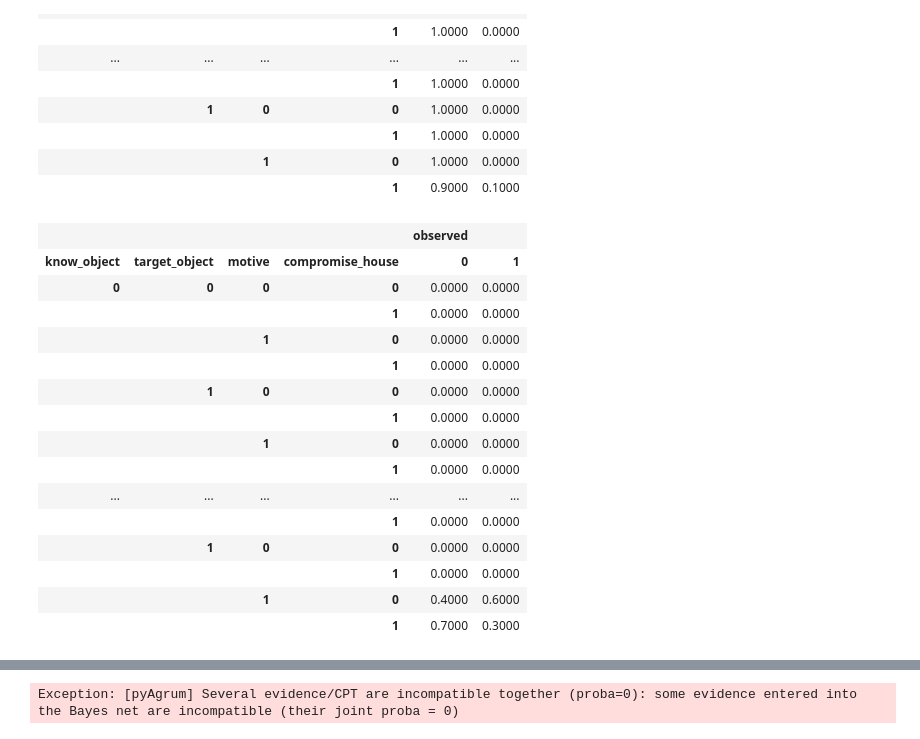
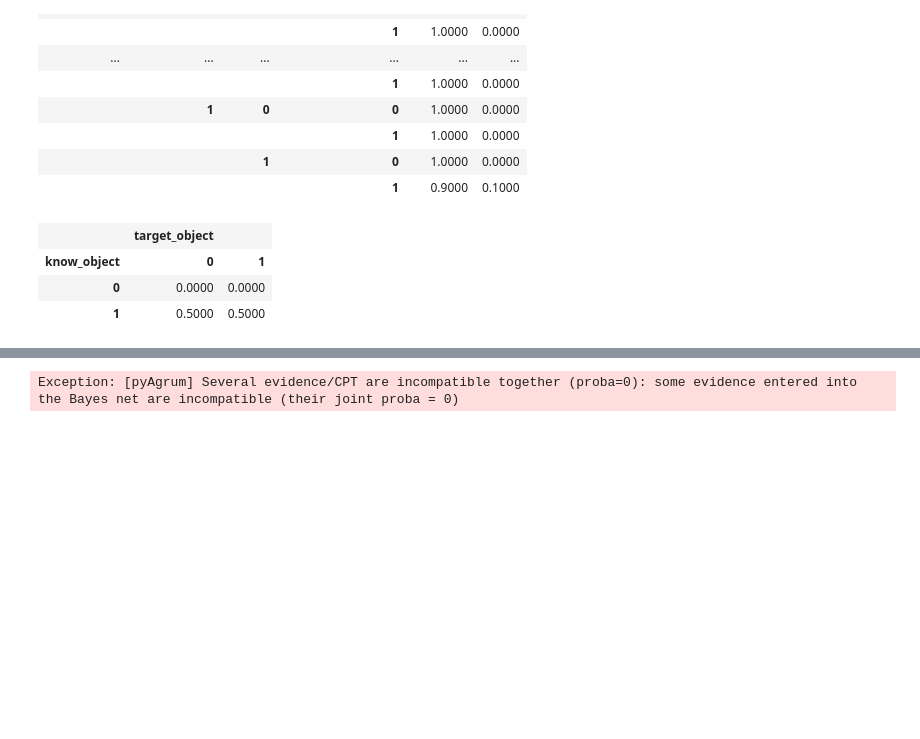
Before and after one commit to aludi/evaluatingScenarioBNs2023, a Jupyter notebook: BayesianJupyter.ipynb, the cells around one changed output, grey strips where cells are left out. Saved outputs shown, nothing was run; the diff lists cells and outputs as text; code cells hidden in the pictures; blank space fills up the shorter version.

```diff
--- a/BayesianJupyter.ipynb
+++ b/BayesianJupyter.ipynb
@@ -64,24 +65,12 @@ bn2.cpt('observed')
 |  |  | 1 | 0 | 1.0000 | 0.0000 |
 |  |  |  | 1 | 0.9000 | 0.1000 |
 # %%
-bn3.cpt('observed')
+bn3.cpt('target_object')
 # %% [output]
-|  |  |  |  | observed |  |
-| know_object | target_object | motive | compromise_house | 0 | 1 |
-| 0 | 0 | 0 | 0 | 0.0000 | 0.0000 |
-|  |  |  | 1 | 0.0000 | 0.0000 |
-|  |  | 1 | 0 | 0.0000 | 0.0000 |
-|  |  |  | 1 | 0.0000 | 0.0000 |
-|  | 1 | 0 | 0 | 0.0000 | 0.0000 |
-|  |  |  | 1 | 0.0000 | 0.0000 |
-|  |  | 1 | 0 | 0.0000 | 0.0000 |
-|  |  |  | 1 | 0.0000 | 0.0000 |
-| ... | ... | ... | ... | ... | ... |
-|  |  |  | 1 | 0.0000 | 0.0000 |
-|  | 1 | 0 | 0 | 0.0000 | 0.0000 |
-|  |  |  | 1 | 0.0000 | 0.0000 |
-|  |  | 1 | 0 | 0.4000 | 0.6000 |
-|  |  |  | 1 | 0.7000 | 0.3000 |
+|  | target_object |  |
+| know_object | 0 | 1 |
+| 0 | 0.0000 | 0.0000 |
+| 1 | 0.5000 | 0.5000 |
 # %%
 bn3=gum.loadBN("BayesNets/RoundedBN.net")
 ie=gum.LazyPropagation(bn3)
```
Also changed, not shown: parts of 12 cells of this notebook, 7 other files.
